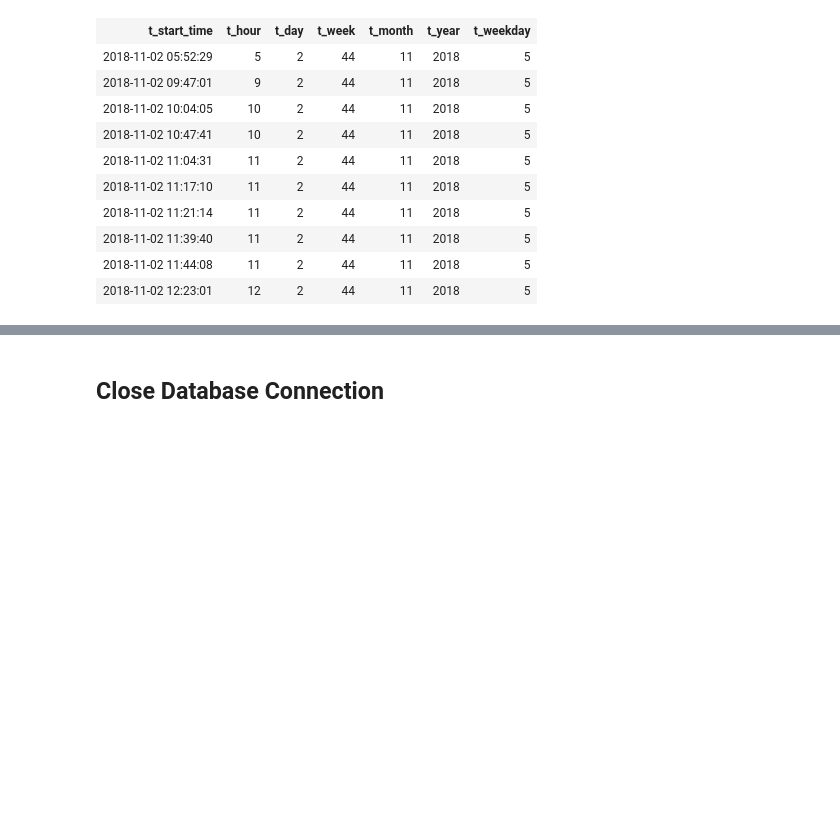
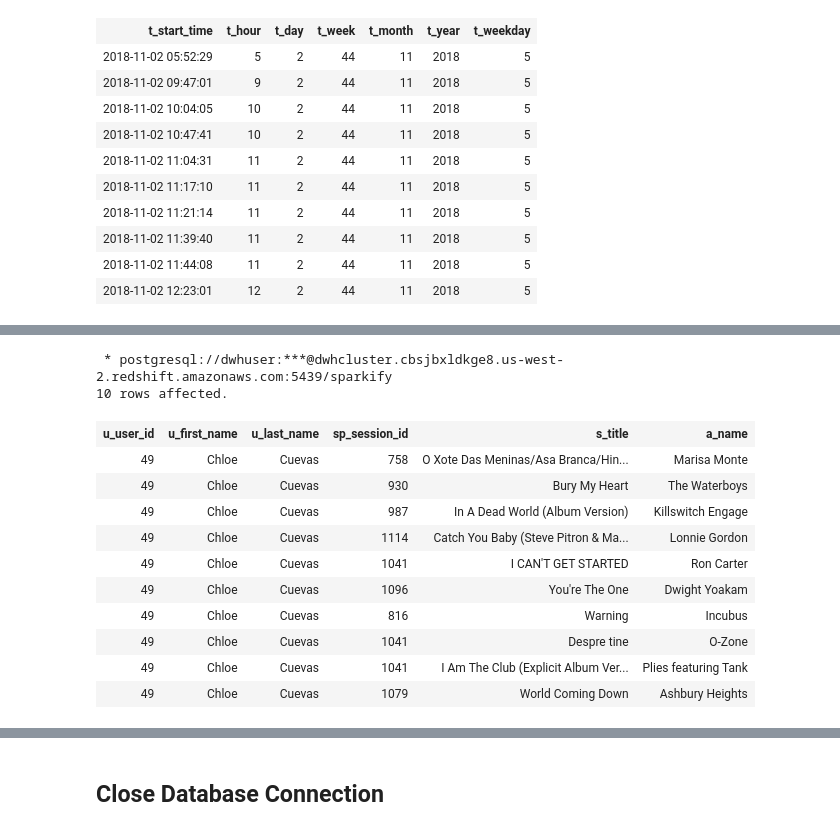
Before and after one commit to stephanderton/ETL-Cloud-Data-Warehouse, a Jupyter notebook: etl.ipynb, the cells around one changed output, grey strips where cells are left out. Cells and saved outputs as stored; diff of their text form; code cells hidden in the pictures; blank space fills up the shorter version.

```diff
--- a/etl.ipynb
+++ b/etl.ipynb
@@ -265,0 +382,26 @@ LIMIT  10;
+# %%
+%%sql
+SELECT  DISTINCT u_user_id, u_first_name, u_last_name, sp_session_id, s_title, a_name
+FROM    songplays
+JOIN    users
+ON      sp_user_id = u_user_id
+JOIN    songs
+ON      sp_song_id = s_song_id
+JOIN    artists
+ON      s_artist_id = a_artist_id
+WHERE   u_user_id = 49
+LIMIT   10;
+# %% [output]
+ * postgresql://dwhuser:***@dwhcluster.cbsjbxldkge8.us-west-2.redshift.amazonaws.com:5439/sparkify
+10 rows affected.
+| u_user_id | u_first_name | u_last_name | sp_session_id | s_title | a_name |
+| 49 | Chloe | Cuevas | 758 | O Xote Das Meninas/Asa Branca/Hin... | Marisa Monte |
+| 49 | Chloe | Cuevas | 930 | Bury My Heart | The Waterboys |
+| 49 | Chloe | Cuevas | 987 | In A Dead World (Album Version) | Killswitch Engage |
+| 49 | Chloe | Cuevas | 1114 | Catch You Baby (Steve Pitron & Ma... | Lonnie Gordon |
+| 49 | Chloe | Cuevas | 1041 | I CAN'T GET STARTED | Ron Carter |
+| 49 | Chloe | Cuevas | 1096 | You're The One | Dwight Yoakam |
+| 49 | Chloe | Cuevas | 816 | Warning | Incubus |
+| 49 | Chloe | Cuevas | 1041 | Despre tine | O-Zone |
+| 49 | Chloe | Cuevas | 1041 | I Am The Club (Explicit Album Ver... | Plies featuring Tank |
+| 49 | Chloe | Cuevas | 1079 | World Coming Down | Ashbury Heights |
```
Also changed, not shown: parts of 12 cells of this notebook, 2 other files.
